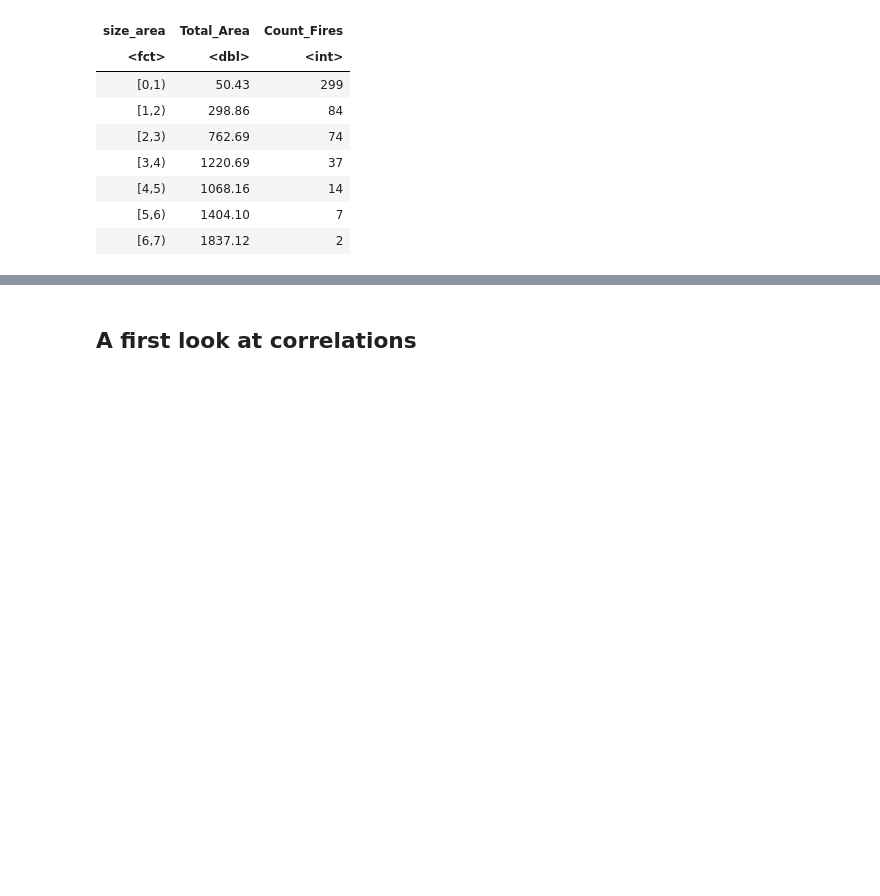
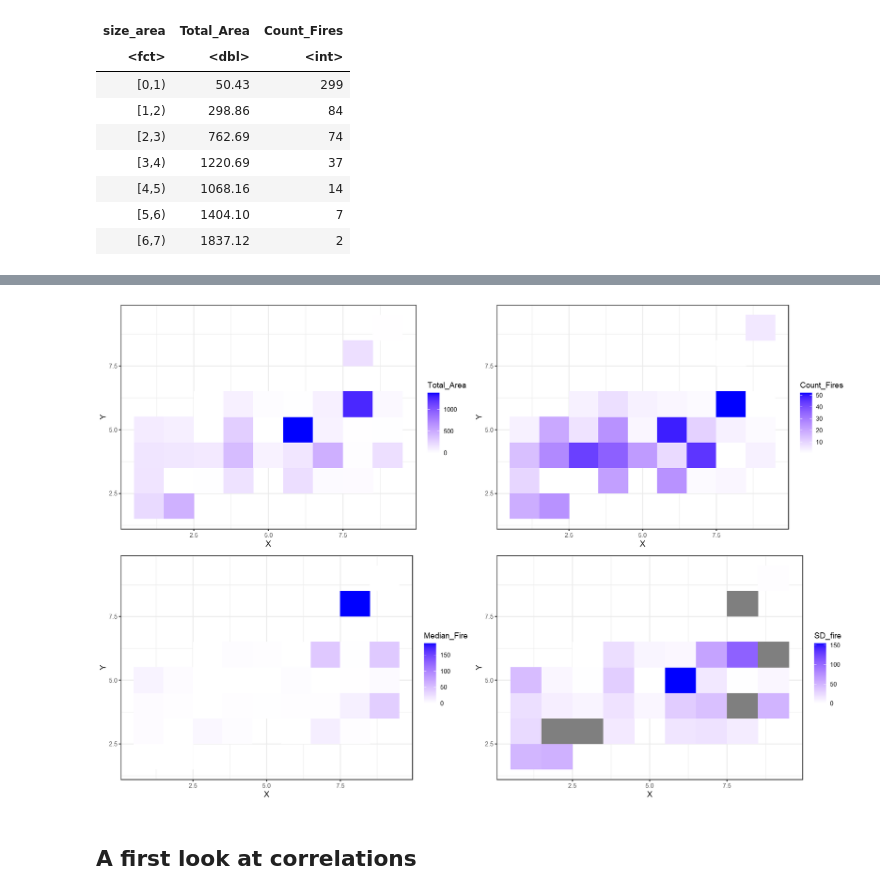
Before and after one commit to Agewerc/Bushfire-Analysis, a Jupyter notebook: Bushfire_Analysis_Area_Prediction.ipynb, the cells around one changed output, grey strips where cells are left out. Cells and saved outputs as stored; diff of their text form; code cells hidden in the pictures; blank space fills up the shorter version.

Commit message:
Exploration of Spatial Variables

```diff
--- a/Bushfire_Analysis_Area_Prediction.ipynb
+++ b/Bushfire_Analysis_Area_Prediction.ipynb
@@ -72,7 +72,7 @@ grid.arrange(plot1, plot2, nrow = 1)
 # %% [markdown]
 This is an extremely skewed variable and most likely to make a prediction we will have to handle it accordingly. We plan to do a regression in the future and this might be a problem, because for the residuals to be normal the dependent variable cannot have a extremely skewed distribution (as this one). A possible first strategy is to apply the `logarithm` and see how the data will reshape. Important: As we saw many of the data points of area are equal to 0 - so we cannot pass the pure log, but instead we will apply the formula $y = (log_{10}x+1)$
 # %%
-df_fires$logarea <- log(area+1)
+df_fires$logarea <- log(df_fires$area+1)
 # %% [markdown]
 Lets check the effect on the distribution of the area.
 # %%
@@ -106,3 +113,21 @@ A tibble: 7 × 3
+# %%
+# create a table
+df_spatial <- df_fires %>%
+  group_by(X,Y) %>%
+  summarize(Total_Area = sum(area, na.rm = TRUE),
+            Count_Fires  = n(),
+            Median_Fire = median(area, na.rm = TRUE),
+            SD_fire = sd(area, na.rm = TRUE),
+            temp = sd(temp, na.rm = TRUE))
+# %%
+# options(repr.plot.width=15, repr.plot.height=10)
+Total.heatmap <- ggplot(data = df_spatial, mapping = aes(x = X, y = Y, fill = Total_Area)) + geom_tile()+ theme_bw() + scale_fill_gradient(low="white", high="blue")
+Count.heatmap <- ggplot(data = df_spatial, mapping = aes(x = X, y = Y, fill = Count_Fires)) + geom_tile() + theme_bw()+ scale_fill_gradient(low="white", high="blue")
+Median.heatmap <- ggplot(data = df_spatial, mapping = aes(x = X, y = Y, fill = Median_Fire)) + geom_tile() + theme_bw()+ scale_fill_gradient(low="white", high="blue")
+sd.heatmap <- ggplot(data = df_spatial, mapping = aes(x = X, y = Y, fill = SD_fire)) + geom_tile() + theme_bw()+ scale_fill_gradient(low="white", high="blue")
+grid.arrange(Total.heatmap, Count.heatmap, Median.heatmap, sd.heatmap,ncol=2, nrow = 2)
+# %% [output]
+[figure, added]
 # %% [markdown]
 ## A first look at correlations
 # %%
```
Also changed, not shown: parts of 4 cells of this notebook.
